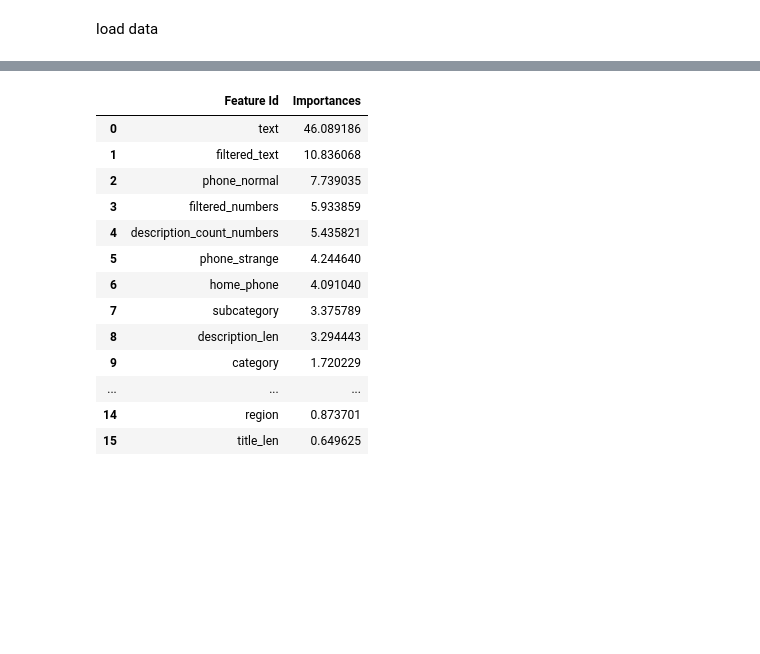
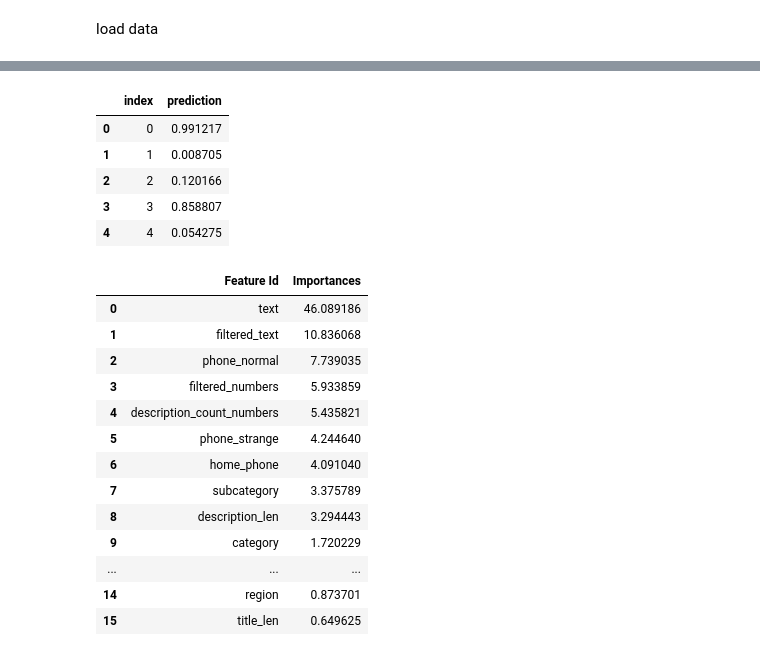
Before and after one commit to Arsenchius/avito_tech, a Jupyter notebook: notebooks/sandbox.ipynb, the cells around one changed output, grey strips where cells are left out. Drawn from its saved outputs; the diff is of its cells as text; code cells hidden in the pictures; blank space fills up the shorter version.

```diff
--- a/notebooks/sandbox.ipynb
+++ b/notebooks/sandbox.ipynb
@@ -241,8 +241,8 @@ from catboost import CatBoostClassifier, Pool
 from sklearn.metrics import accuracy_score, roc_auc_score, f1_score
 from sklearn.model_selection import train_test_split
 
-model_path = "/home/kenny/avito_tech/models/catboost/catboost_classifier_exp_1.cbm"
-train_data_path = "/home/kenny/avito_tech/data/processed/train_data.csv"
-test_data_path = "/home/kenny/avito_tech/data/processed/val_data.csv"
+# model_path = "/home/kenny/avito_tech/models/catboost/catboost_classifier_exp_1.cbm"
+# train_data_path = "/home/kenny/avito_tech/data/processed/train_data.csv"
+test_data_path = "/Users/arsenchik/Desktop/avito_tech/data/processed/val_data.csv"
 # %% [markdown]
 load model
@@ -258 +259,9 @@ df_train = pd.read_csv(train_data_path)
 df_test = pd.read_csv(test_data_path)
+# %%
+df_test = df_test[cb_model.feature_names_]
+predictions = cb_model.predict_proba(df_test)[:, 1]
+# %%
+indices = range(len(predictions))
+predictions = pd.DataFrame(
+    {"index": range(len(predictions)), "prediction": predictions}
+)
@@ -259,3 +281,12 @@ df_test = pd.read_csv(test_data_path)
+# %%
+predictions.head(5)
+# %% [output]
+|  | index | prediction |
+| 0 | 0 | 0.991217 |
+| 1 | 1 | 0.008705 |
+| 2 | 2 | 0.120166 |
+| 3 | 3 | 0.858807 |
+| 4 | 4 | 0.054275 |
 # %%
 df_train.drop(['description', 'title', 'datetime_submitted'], axis=1, inplace=True)
 df_test.drop(['description', 'title',  'datetime_submitted'], axis=1, inplace=True)
```
Also changed, not shown: parts of 5 cells of this notebook, 5 other files.
